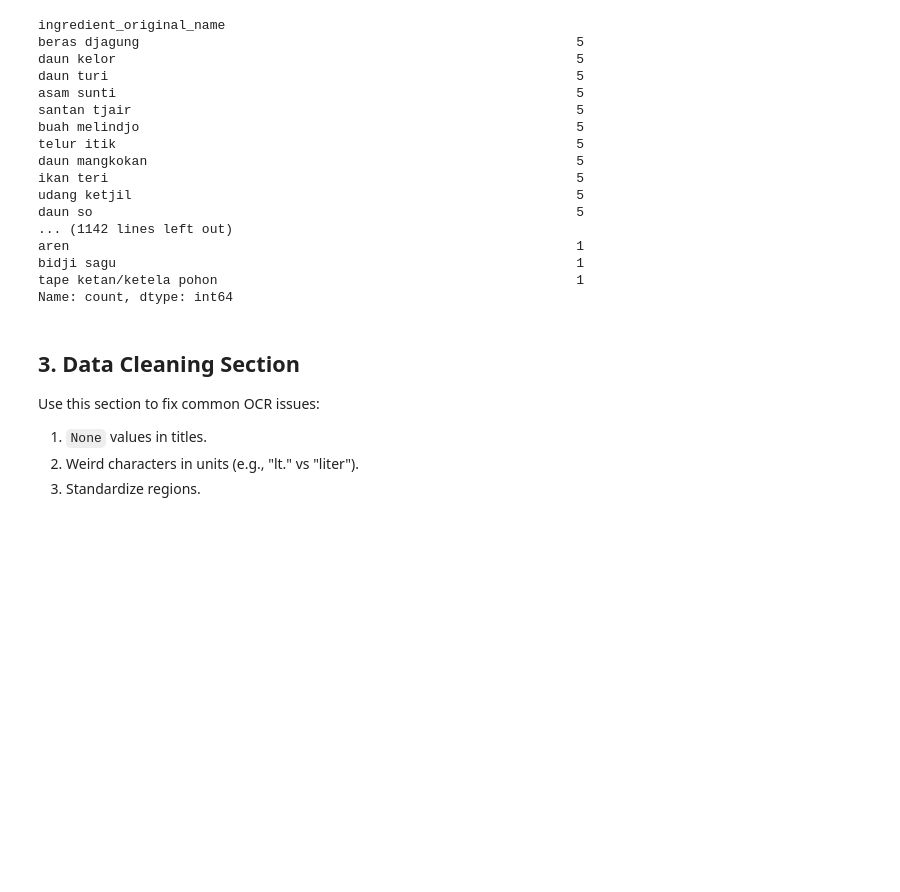
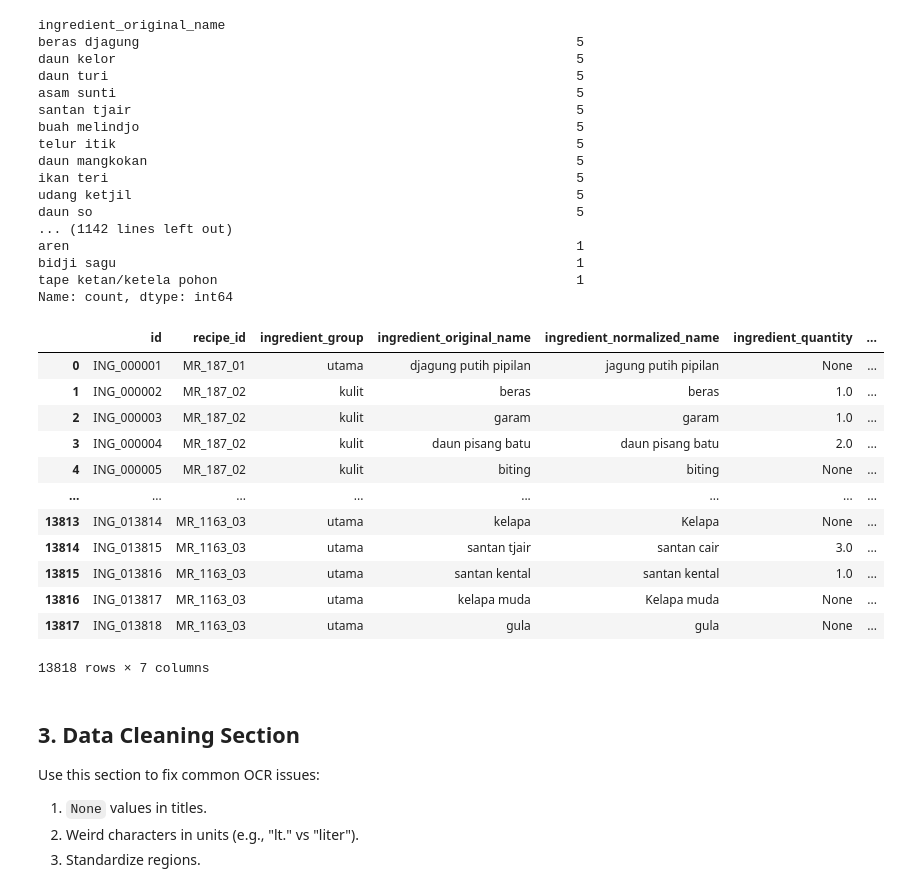
Before and after one commit to gigihferdian-git/nusantara_culinary_fingerprint, a Jupyter notebook: 1. Dataset Development/7_data_cleaning.ipynb, the cells around one changed output. Saved outputs shown, nothing was run; the diff lists cells and outputs as text; code cells hidden in the pictures; blank space fills up the shorter version.

```diff
--- a/1. Dataset Development/7_data_cleaning.ipynb
+++ b/1. Dataset Development/7_data_cleaning.ipynb
@@ -587,6 +591,6 @@ gula                                     1
 adonan (lanjutan)                        1
 Name: count, dtype: int64
 # %%
-df_ingredients['ingredient_original_name'] = df_ingredients['ingredient_original_name'].str.lower()
-df_ingredients['ingredient_original_name'].value_counts()
+df_ingredients['ingredient_normalized_name'] = df_ingredients['ingredient_normalized_name'].str.lower()
+df_ingredients['ingredient_normalized_name'].value_counts()
 # %% [output]
@@ -631,0 +714,16 @@ Name: count, dtype: int64
+# %%
+df_ingredients
+# %% [output]
+|  | id | recipe_id | ingredient_group | ingredient_original_name | ingredient_normalized_name | ingredient_quantity | ... |
+| 0 | ING_000001 | MR_187_01 | utama | djagung putih pipilan | jagung putih pipilan | None | ... |
+| 1 | ING_000002 | MR_187_02 | kulit | beras | beras | 1.0 | ... |
+| 2 | ING_000003 | MR_187_02 | kulit | garam | garam | 1.0 | ... |
+| 3 | ING_000004 | MR_187_02 | kulit | daun pisang batu | daun pisang batu | 2.0 | ... |
+| 4 | ING_000005 | MR_187_02 | kulit | biting | biting | None | ... |
+| ... | ... | ... | ... | ... | ... | ... | ... |
+| 13813 | ING_013814 | MR_1163_03 | utama | kelapa | Kelapa | None | ... |
+| 13814 | ING_013815 | MR_1163_03 | utama | santan tjair | santan cair | 3.0 | ... |
+| 13815 | ING_013816 | MR_1163_03 | utama | santan kental | santan kental | 1.0 | ... |
+| 13816 | ING_013817 | MR_1163_03 | utama | kelapa muda | Kelapa muda | None | ... |
+| 13817 | ING_013818 | MR_1163_03 | utama | gula | gula | None | ... |
+13818 rows × 7 columns
```
Also changed, not shown: parts of 7 cells of this notebook, 5 other files.
